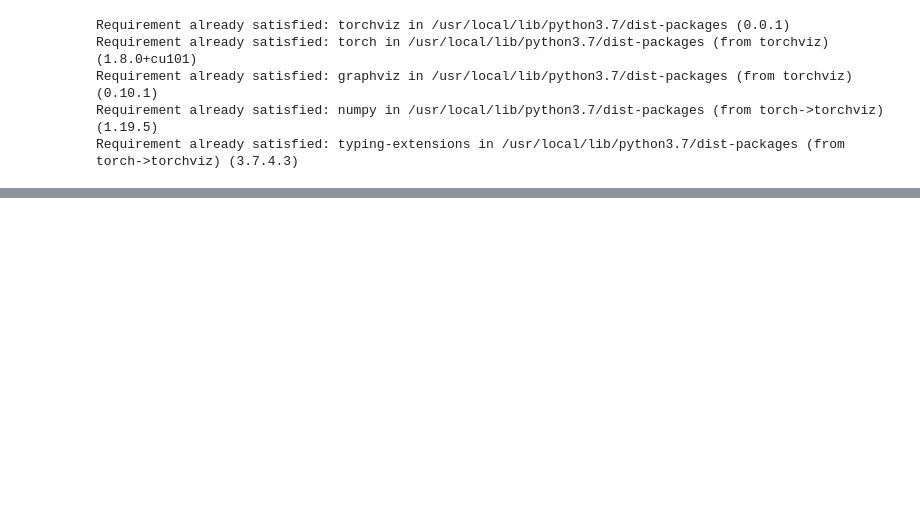
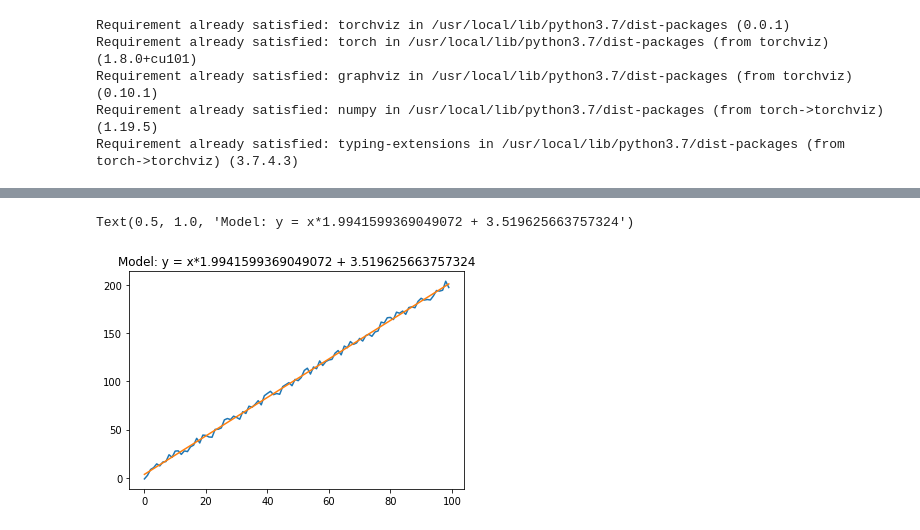
Before and after one commit to rusamentiaga/pytorch-test, a Jupyter notebook: 2_learning.ipynb, the cells around one changed output, grey strips where cells are left out. Drawn from its saved outputs; the diff is of its cells as text; code cells hidden in the pictures; blank space fills up the shorter version.

```diff
--- a/2_learning.ipynb
+++ b/2_learning.ipynb
@@ -306,0 +307,9 @@ Epoch 1000, Loss 7.943809986114502, wp_grad: nan, bp_grad: nan
+# %%
+plt.plot(x,y)
+
+yp = model(x, wp, bp)
+plt.plot(x, yp.detach().numpy())
+plt.title(f'Model: y = x*{wp} + {bp}')
+# %% [output]
+Text(0.5, 1.0, 'Model: y = x*1.9941599369049072 + 3.519625663757324')
+[figure, added]
```
Also changed, not shown: parts of 3 cells of this notebook.
